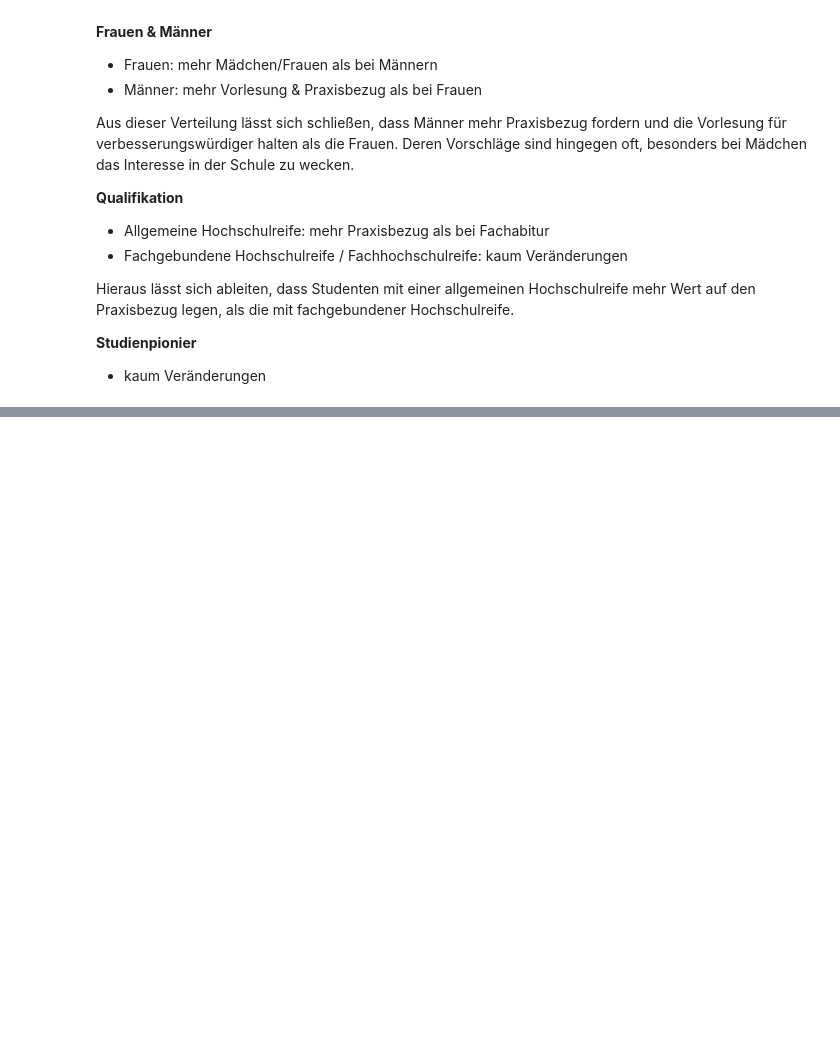
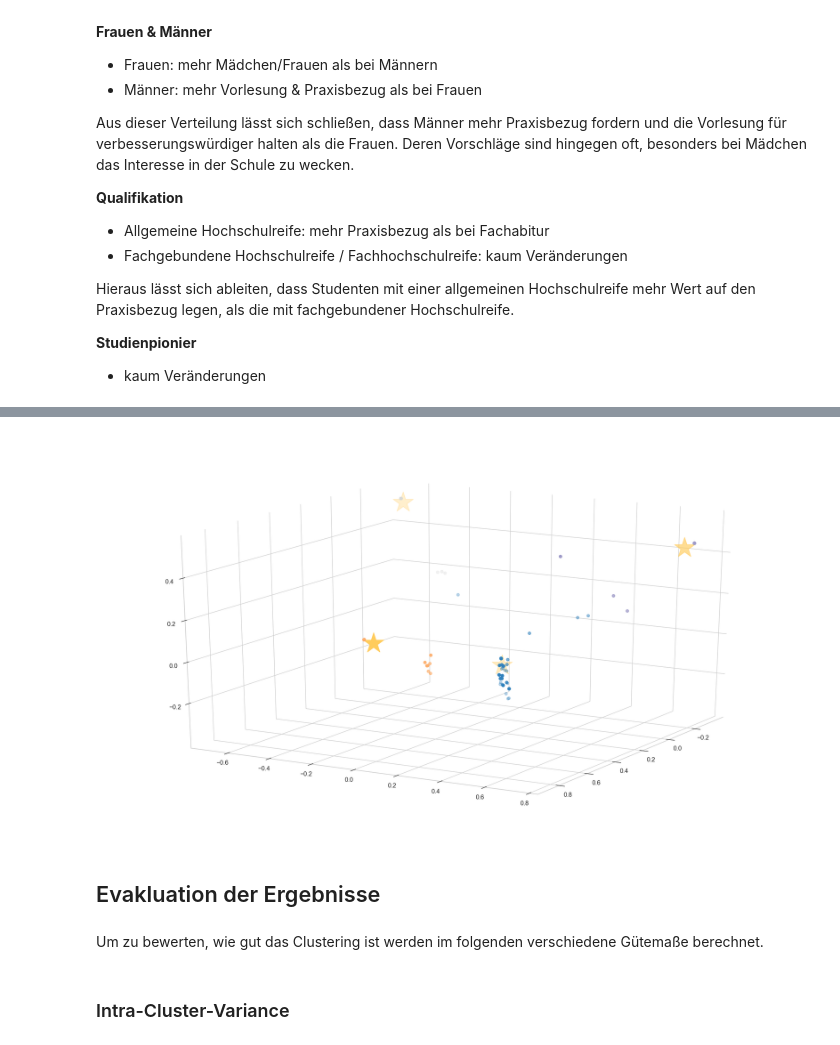
Before and after one commit to wittmannev/Bachelor-Textanalytics, a Jupyter notebook: Clustering.ipynb, the cells around one changed output, grey strips where cells are left out. Drawn from its saved outputs; the diff is of its cells as text; code cells hidden in the pictures; blank space fills up the shorter version.

```diff
--- a/Clustering.ipynb
+++ b/Clustering.ipynb
@@ -1119,0 +1395,32 @@ Hieraus lässt sich ableiten, dass Studenten mit einer allgemeinen Hochschulreif
+# %%
+from sklearn.decomposition import PCA
+
+pca = PCA(n_components=3)
+X_pca = pca.fit_transform(X_train.toarray())
+centers_pca = pca.transform(k_means.cluster_centers_)
+# %%
+plt.rcParams["figure.figsize"] = (16, 9)
+plt.style.use("seaborn-whitegrid")
+fig = plt.figure()
+ax = Axes3D(fig)
+
+# Panes transparent darstellen
+ax.xaxis.set_pane_color((1.0, 1.0, 1.0, 0.0))
+ax.yaxis.set_pane_color((1.0, 1.0, 1.0, 0.0))
+ax.zaxis.set_pane_color((1.0, 1.0, 1.0, 0.0))
+
+ax.scatter(X_pca[:, 0], X_pca[:, 1], X_pca[:, 2], c=k_means.labels_, cmap="tab20c")
+# Clusterzentren
+ax.scatter(centers_pca[:, 0], centers_pca[:, 1], centers_pca[:, 2], marker="*", c="#ffcc5c", s=1200);
+
+# Perspektive einstellen
+ax.view_init(20, 30)
+plt.draw();
+# %% [output]
+[figure, added]
+# %% [markdown]
+## Evakluation der Ergebnisse
+# %% [markdown]
+Um zu bewerten, wie gut das Clustering ist werden im folgenden verschiedene Gütemaße berechnet.
+# %% [markdown]
+### Intra-Cluster-Variance
```
Also changed, not shown: parts of 93 cells of this notebook, 2 other files.
